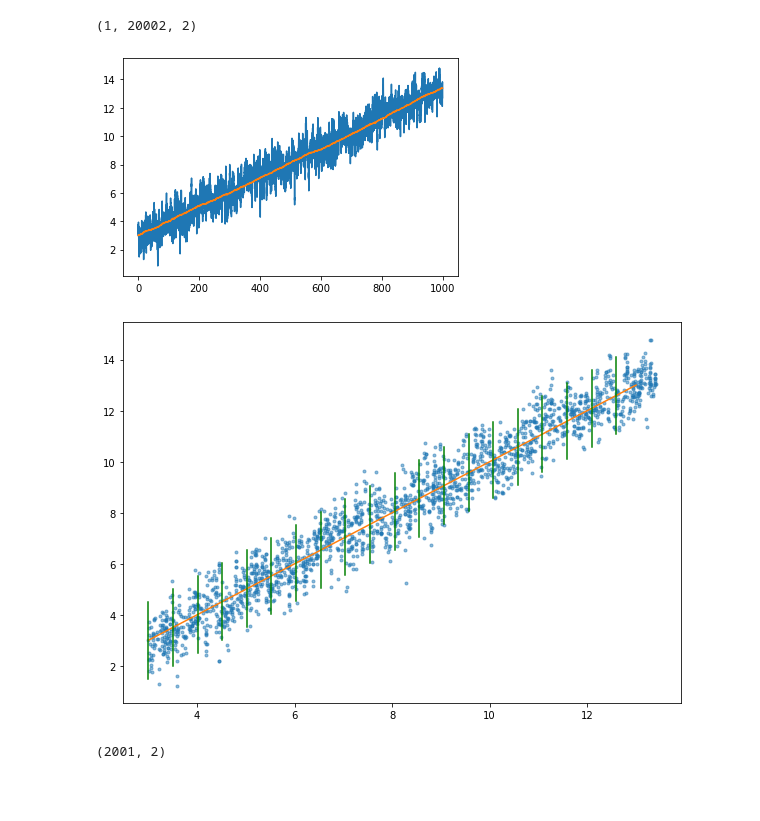
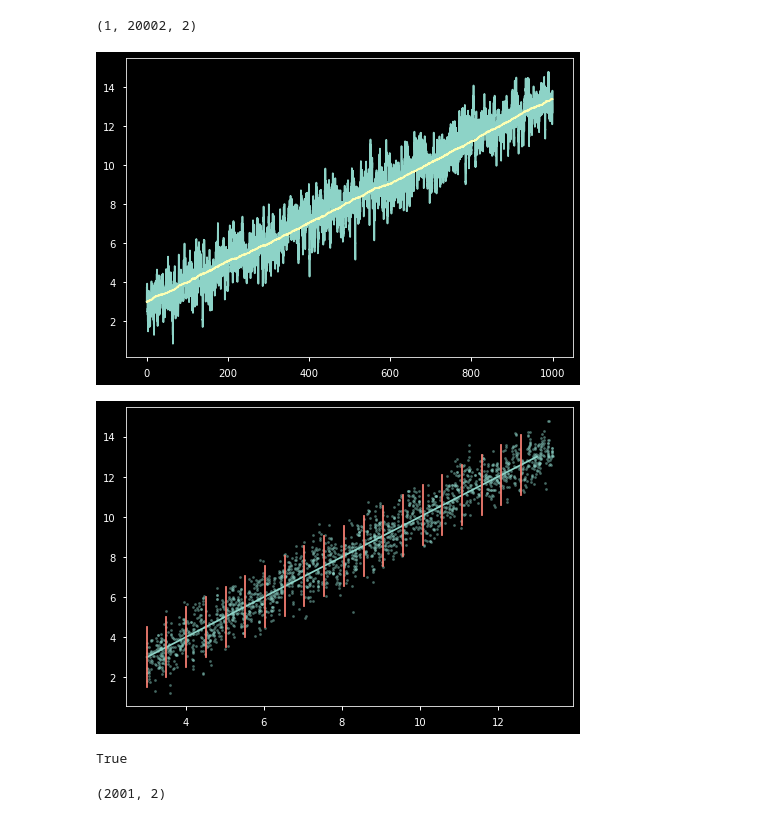
Before and after one commit to przemyslaw-zielinski/sf_nets, a Jupyter notebook: notebooks/test_2d.ipynb, the cells around one changed output. Cells and saved outputs as stored; diff of their text form; code cells hidden in the pictures; blank space fills up the shorter version.

Commit message:
Improved test 2d notebook.

```diff
--- a/notebooks/test_2d.ipynb
+++ b/notebooks/test_2d.ipynb
@@ -6,6 +7,10 @@ from importlib import reload
 import matplotlib as mpl
 import matplotlib.pyplot as plt
 from matplotlib.gridspec import GridSpec
+
+# figure aesthetics
+plt.style.use(['dark_background','seaborn-notebook'])  # for dark themes
+# plt.style.use(['seaborn-notebook'])
 # %%
 # custom libraries
 import sys, os
@@ -18,10 +23,10 @@ def drift_ou(t, u, du):
     du[1] = u[0] - u[1]
 
 def dispersion_ou(t, u, du):
-    du[0] = .01#np.sqrt(0.01)
-    du[1] = 1.0#np.sqrt(1.0)
+    du[0,0] = 0.01#np.sqrt(0.01)
+    du[1,1] = 1.0#np.sqrt(1.0)
 
-sde_ou = spaths.ItoSDE(drift_ou, dispersion_ou)
+sde_ou = spaths.ItoSDE(drift_ou, dispersion_ou, noise_mixing_dim=2)
 # %%
 # seed setting and solver
 seed = 3579
@@ -47,17 +52,17 @@ path = sol_ou.p[0]
 plt.plot(sol_ou.t, path.T[1])
 plt.plot(sol_ou.t, path.T[0]);
 # %% [output]
-[figure, old version]
+[figure, new version]
 # %%
 data = path[::10]
 # %%
-plt.figure(figsize=(10,7))
-plt.plot(*data.T, '.', alpha=0.5);
+# plt.figure(figsize=(10,7))
+plt.scatter(*data.T, s=5, alpha=0.5);
 u = np.linspace(3, 13, 100)
 plt.plot(u,u);
 for u0 in u[::5]:
     u = 50*[u0]
     v = np.linspace(u0-1.5, u0+1.5, 50)
-    plt.plot(u, v, color='g');
+    plt.plot(u, v, color='C3');
 # %% [output]
-[figure, old version]
+[figure, new version]
@@ -70,2 +78,6 @@ F = lambda u,v: np.array([v, f(v) + g(u - v)])
 # fwdF = lambda u: np.asarray([u[1], np.log(1+u[1])+np.sin(.5*(u[0] - u[1]))])
+# %%
+np.allclose(G(*F(*data.T)).T, data)
+# %% [output]
+True
 # %%
```
Also changed, not shown: parts of 20 cells of this notebook.
